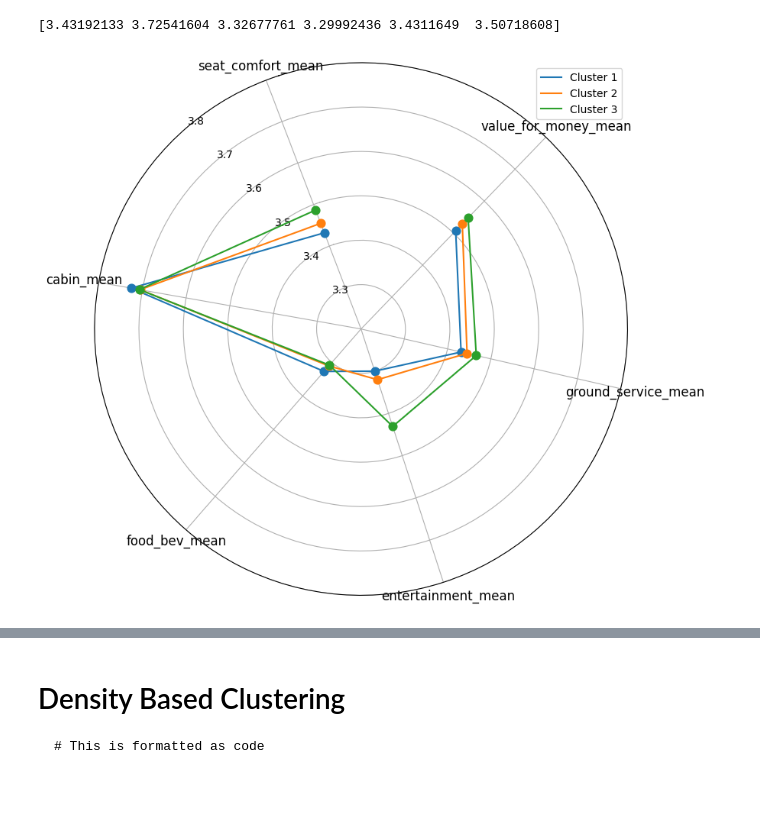
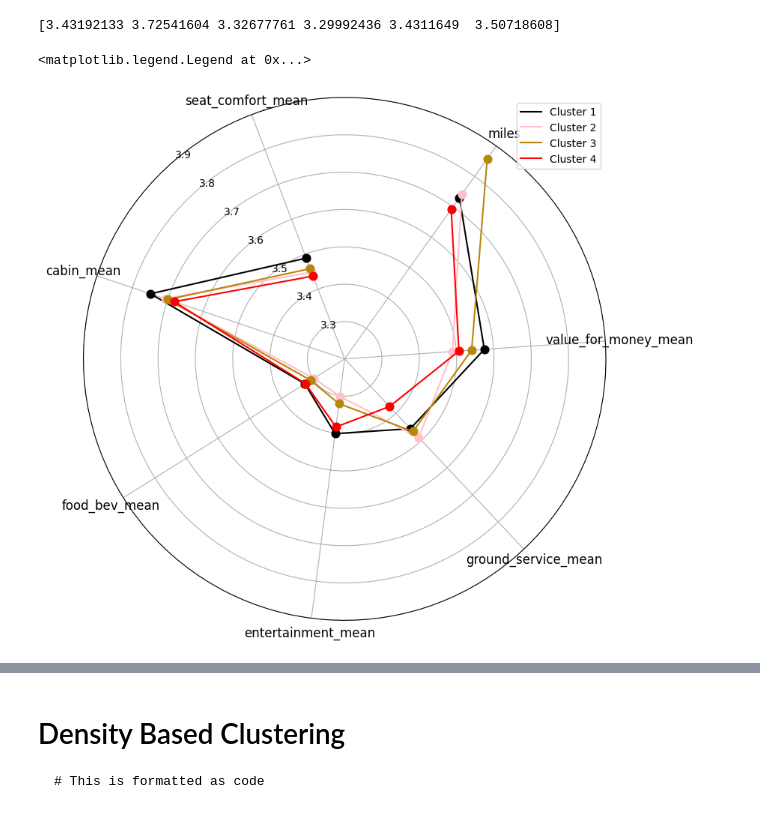
Before and after one commit to pullz6/Airline_Study, a Jupyter notebook: Airline_Reviews.ipynb, the cells around one changed output, grey strips where cells are left out. Saved outputs shown, nothing was run; the diff lists cells and outputs as text; code cells hidden in the pictures.

```diff
--- a/Airline_Reviews.ipynb
+++ b/Airline_Reviews.ipynb
@@ -446,13 +460,13 @@ Conduting the k-means clustering method to better understand how many clusters s
 cost = []
 K = range(1,6)
 for num_clusters in list(K):
-    kmode = KModes(n_clusters=num_clusters, init = "Huang", n_init = 5, verbose=0)
+    kmode = KModes(n_clusters=num_clusters, init = "Cao", n_init = 5, verbose=0)
     kmode.fit_predict(x_knn_copy)
     cost.append(kmode.cost_)
 
 plt.plot(K, cost)
 plt.xlabel('No. of clusters')
 plt.ylabel('Cost')
-plt.title('Elbow Method For Optimal for number of clusters')
+plt.title('Elbow Method For Optimal for number of clusters | K-Modes')
 plt.show()
 # %% [output]
@@ -489,7 +490,7 @@ x_knn_copy
 | 14210 | 10.0 | 1 | 1 | 0 | 1 | 2 | 102 | 98 | ... |
 11642 rows × 9 columns
 # %%
-kmeans = KMeans(n_clusters=3,random_state=0)
+kmeans = KMeans(n_clusters=4,random_state=0)
 kmeans.fit(x_knn_copy)
 labels = kmeans.labels_
 labels = kmeans.predict(x_knn_copy)
@@ -598,10 +654,14 @@ plt.show()
 # %%
 #'customer_review', 'aircraft','date_flown','route','airline','Start','seat_comfort','cabin_service','food_bev','entertainment','ground_service','recommended','Verified','month','overall','value_for_money','Destination'
+airline['miles'] = airline['miles'] /airline['miles'].abs().max()
+bae_data = airline[airline['airline'].str.contains('British Airways')]
 ratings = airline.groupby(["kmeans"]).agg(
     seat_comfort_mean = ("seat_comfort", "mean"),
     cabin_mean = ("cabin_service", "mean"),
     food_bev_mean = ("food_bev", "mean"),
     entertainment_mean = ("entertainment", "mean"),
     ground_service_mean = ("ground_service", "mean"),
-    value_for_money_mean = ("value_for_money", "mean")
+    value_for_money_mean = ("value_for_money", "mean"),
+    miles = ("miles", "mean")
 ).reset_index()
+ratings['miles'] = ratings['miles'].apply(lambda x: x*10)
@@ -636,7 +705,7 @@ ANGLES = np.linspace(0.05, 2 * np.pi - 0.05, len(ratings_T), endpoint=False)
 kmeans_0 = ratings_T.iloc[:, 0].to_numpy()
 kmeans_1 = ratings_T.iloc[:, 1].to_numpy()
 kmeans_2 = ratings_T.iloc[:, 2].to_numpy()
-#kmeans_3 = ratings_T.iloc[:, 3].to_numpy()
+kmeans_3 = ratings_T.iloc[:, 3].to_numpy()
 
 # Region label
 mean_ratings = ratings_T.index.to_numpy()
@@ -651,42 +720,43 @@ print(kmeans_0)
 # %%
 # Some layout stuff ----------------------------------------------
 # Initialize layout in polar coordinates
 fig, ax = plt.subplots(figsize=(9, 12.6), subplot_kw={"projection": "polar"})
 
 # Set background color to white, both axis and figure.
 fig.patch.set_facecolor("white")
 ax.set_facecolor("white")
 
 ax.set_theta_offset(1.2 * np.pi / 2)
-ax.set_ylim(3.2, 3.8)
+ax.set_ylim(3.2, 3.9)
 # Add geometries to the plot -------------------------------------
 # See the zorder to manipulate which geometries are on top
 
 
 # Add dots to represent the mean gain
-ax.scatter(ANGLES, kmeans_0, s=60, zorder=11)
-ax.plot(ANGLES, kmeans_0, zorder=11, label = "Cluster 1")
-ax.scatter(ANGLES, kmeans_1, s=60, zorder=11)
-ax.plot(ANGLES, kmeans_1, zorder=11, label = "Cluster 2")
-ax.scatter(ANGLES, kmeans_2, s=60, zorder=11)
-ax.plot(ANGLES, kmeans_2, zorder=11, label = "Cluster 3")
-#ax.scatter(ANGLES, kmeans_3, s=60, zorder=11)
-#ax.plot(ANGLES, kmeans_3, zorder=11, label = "Cluster 4")
+ax.scatter(ANGLES, kmeans_0, s=60, zorder=11, color = 'black')
+ax.plot(ANGLES, kmeans_0, zorder=11, label = "Cluster 1", color = 'black')
+ax.scatter(ANGLES, kmeans_1, s=60, zorder=11, color = 'pink')
+ax.plot(ANGLES, kmeans_1, zorder=11, label = "Cluster 2", color = 'pink')
+ax.scatter(ANGLES, kmeans_2, s=60, zorder=11, color = 'darkgoldenrod')
+ax.plot(ANGLES, kmeans_2, zorder=11, label = "Cluster 3", color = 'darkgoldenrod')
+ax.scatter(ANGLES, kmeans_3, s=60, zorder=11, color = 'red')
+ax.plot(ANGLES, kmeans_3, zorder=11, label = "Cluster 4", color = 'red')
 
 
 # Add labels for the regions -------------------------------------
 # Note the 'wrap()' function.
 # The '5' means we want at most 5 consecutive letters in a word,
 # but the 'break_long_words' means we don't want to break words
 # longer than 5 characters.
 REGION = ["\n".join(wrap(r, 5, break_long_words=False)) for r in mean_ratings]
 
 # Set the labels
 ax.set_xticks(ANGLES)
+ax.set_xticklabels(REGION, rotation=100, size=12);
 ax.legend()
-ax.set_xticklabels(REGION, size=12);
 # %% [output]
+<matplotlib.legend.Legend at 0x...>
-[figure, old version]
+[figure, new version]
 # %%
 british_airways = airline[airline['airline'].str.contains('British')]
 british_a_bar = british_airways.copy()
```
Also changed, not shown: parts of 35 cells of this notebook.
